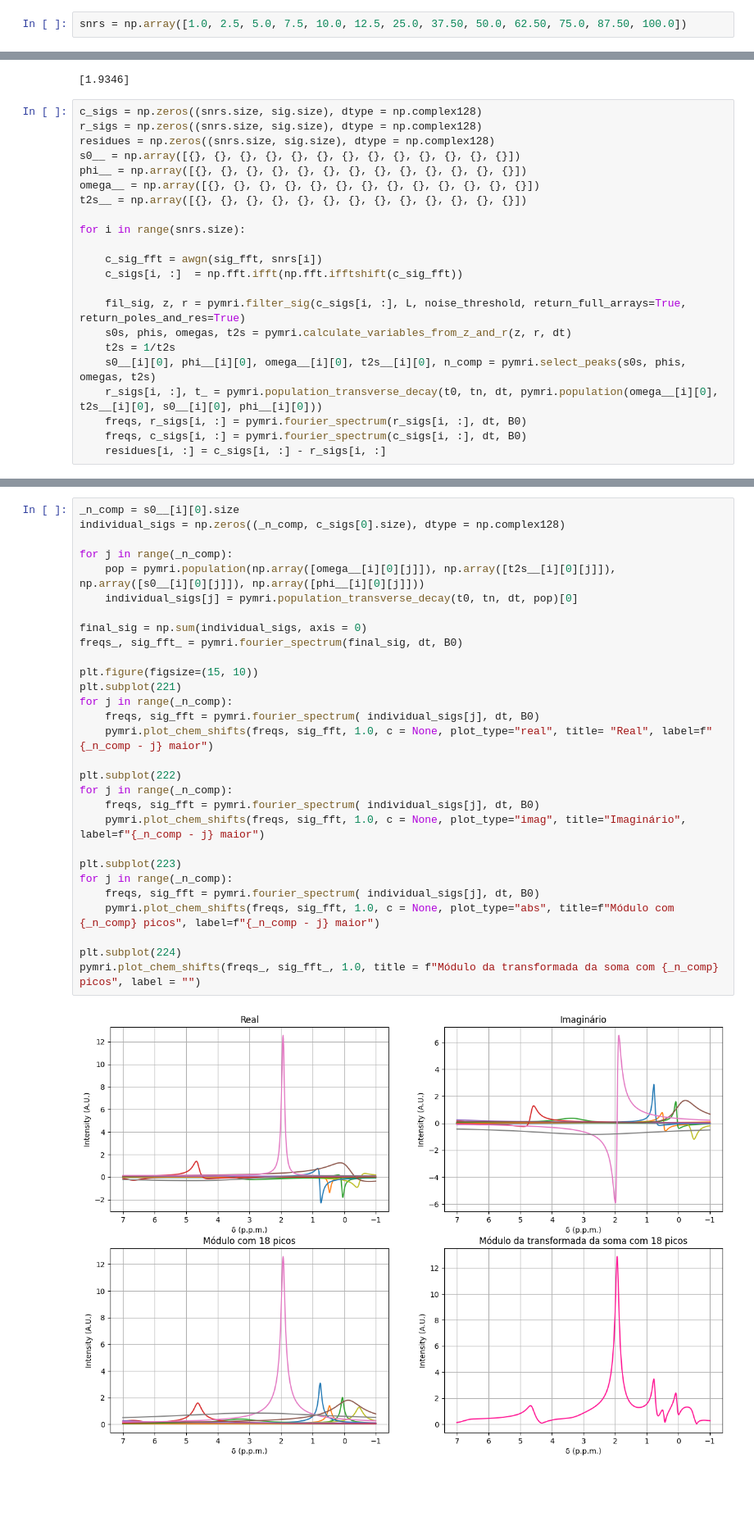
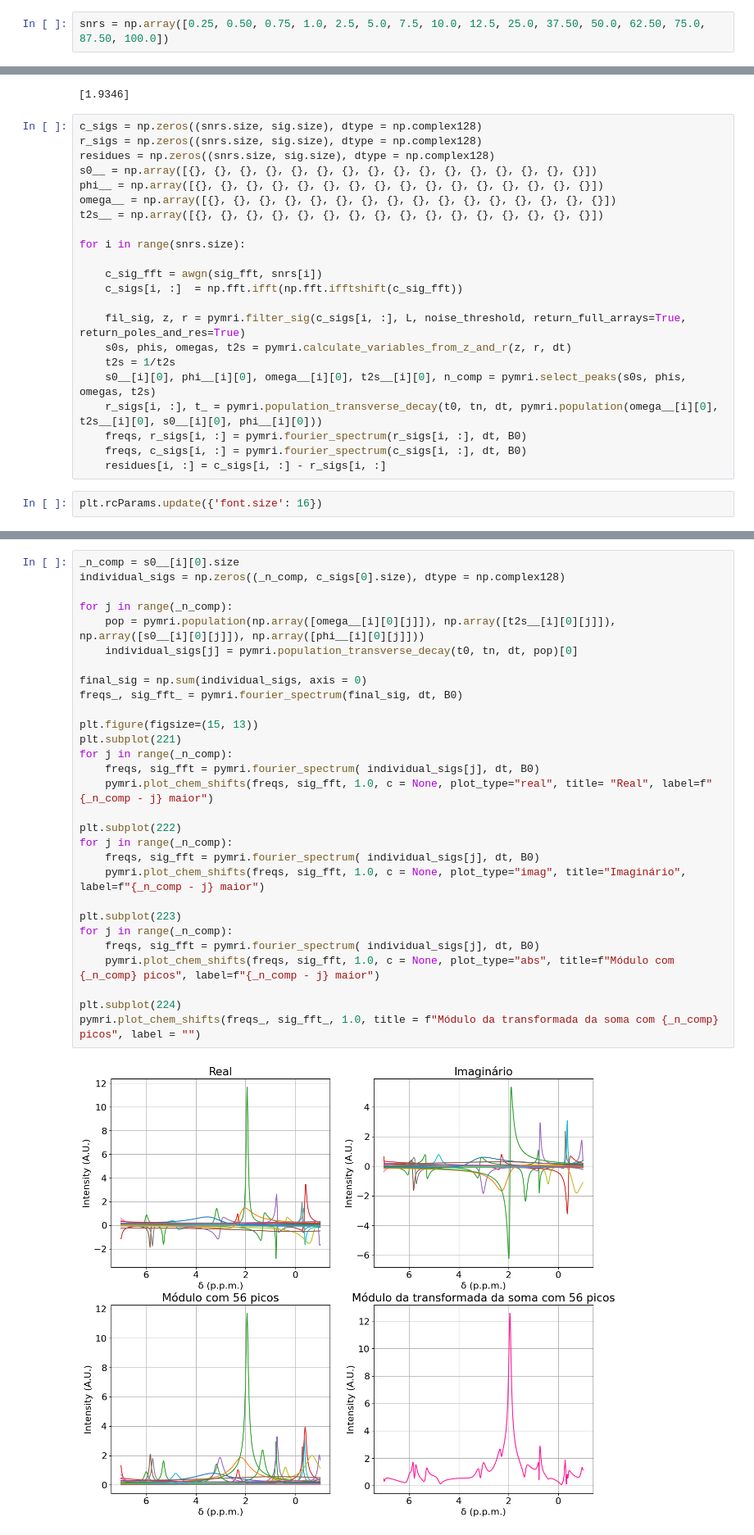
Before and after one commit to JoaoDell/MRI-study, a Jupyter notebook: examples/MPM/spec_components_2.ipynb, the cells around one changed output, grey strips where cells are left out. Shown at 82% size. Saved outputs shown, nothing was run; the diff lists cells and outputs as text; blank space fills up the shorter version.

```diff
--- a/examples/MPM/spec_components_2.ipynb
+++ b/examples/MPM/spec_components_2.ipynb
@@ -38,7 +40,7 @@ pymri.plot_chem_shifts(freqs[select_arr], sig_fft[select_arr], 1.0)
 # %% [output]
 [figure]
 # %%
-snrs = np.array([1.0, 2.5, 5.0, 7.5, 10.0, 12.5, 25.0, 37.50, 50.0, 62.50, 75.0, 87.50, 100.0])
+snrs = np.array([0.25, 0.50, 0.75, 1.0, 2.5, 5.0, 7.5, 10.0, 12.5, 25.0, 37.50, 50.0, 62.50, 75.0, 87.50, 100.0])
 # %%
 L = 0.4
 noise_threshold = 1e-30
@@ -51,10 +53,10 @@ print(pymri.chem_shift_from_f(pymri.rad_to_hz(ws), B0))
 c_sigs = np.zeros((snrs.size, sig.size), dtype = np.complex128)
 r_sigs = np.zeros((snrs.size, sig.size), dtype = np.complex128)
 residues = np.zeros((snrs.size, sig.size), dtype = np.complex128)
-s0__ = np.array([{}, {}, {}, {}, {}, {}, {}, {}, {}, {}, {}, {}, {}])
-phi__ = np.array([{}, {}, {}, {}, {}, {}, {}, {}, {}, {}, {}, {}, {}])
-omega__ = np.array([{}, {}, {}, {}, {}, {}, {}, {}, {}, {}, {}, {}, {}])
-t2s__ = np.array([{}, {}, {}, {}, {}, {}, {}, {}, {}, {}, {}, {}, {}])
+s0__ = np.array([{}, {}, {}, {}, {}, {}, {}, {}, {}, {}, {}, {}, {}, {}, {}, {}])
+phi__ = np.array([{}, {}, {}, {}, {}, {}, {}, {}, {}, {}, {}, {}, {}, {}, {}, {}])
+omega__ = np.array([{}, {}, {}, {}, {}, {}, {}, {}, {}, {}, {}, {}, {}, {}, {}, {}])
+t2s__ = np.array([{}, {}, {}, {}, {}, {}, {}, {}, {}, {}, {}, {}, {}, {}, {}, {}])
 
 for i in range(snrs.size):
 
@@ -69,6 +71,8 @@ for i in range(snrs.size):
     freqs, r_sigs[i, :] = pymri.fourier_spectrum(r_sigs[i, :], dt, B0)
     freqs, c_sigs[i, :] = pymri.fourier_spectrum(c_sigs[i, :], dt, B0)
     residues[i, :] = c_sigs[i, :] - r_sigs[i, :]
+# %%
+plt.rcParams.update({'font.size': 16})
 # %%
 yoffset = 5.0
 i = 0
@@ -242,34 +307,34 @@ plt.grid()
 # %%
 _n_comp = s0__[i][0].size
 individual_sigs = np.zeros((_n_comp, c_sigs[0].size), dtype = np.complex128)
 
 for j in range(_n_comp):
     pop = pymri.population(np.array([omega__[i][0][j]]), np.array([t2s__[i][0][j]]), np.array([s0__[i][0][j]]), np.array([phi__[i][0][j]]))
     individual_sigs[j] = pymri.population_transverse_decay(t0, tn, dt, pop)[0]
 
 final_sig = np.sum(individual_sigs, axis = 0)
 freqs_, sig_fft_ = pymri.fourier_spectrum(final_sig, dt, B0)
 
-plt.figure(figsize=(15, 10))
+plt.figure(figsize=(15, 13))
 plt.subplot(221)
 for j in range(_n_comp):
     freqs, sig_fft = pymri.fourier_spectrum( individual_sigs[j], dt, B0)
     pymri.plot_chem_shifts(freqs, sig_fft, 1.0, c = None, plot_type="real", title= "Real", label=f"{_n_comp - j} maior")
 
 plt.subplot(222)
 for j in range(_n_comp):
     freqs, sig_fft = pymri.fourier_spectrum( individual_sigs[j], dt, B0)
     pymri.plot_chem_shifts(freqs, sig_fft, 1.0, c = None, plot_type="imag", title="Imaginário", label=f"{_n_comp - j} maior")
 
 plt.subplot(223)
 for j in range(_n_comp):
     freqs, sig_fft = pymri.fourier_spectrum( individual_sigs[j], dt, B0)
     pymri.plot_chem_shifts(freqs, sig_fft, 1.0, c = None, plot_type="abs", title=f"Módulo com {_n_comp} picos", label=f"{_n_comp - j} maior")
 
 plt.subplot(224)
 pymri.plot_chem_shifts(freqs_, sig_fft_, 1.0, title = f"Módulo da transformada da soma com {_n_comp} picos", label = "")
 # %% [output]
-[figure, old version]
+[figure, new version]
 # %%
 yoffset = 5.0
 i = 4
```
Also changed, not shown: parts of 21 cells of this notebook, 25 other files.
